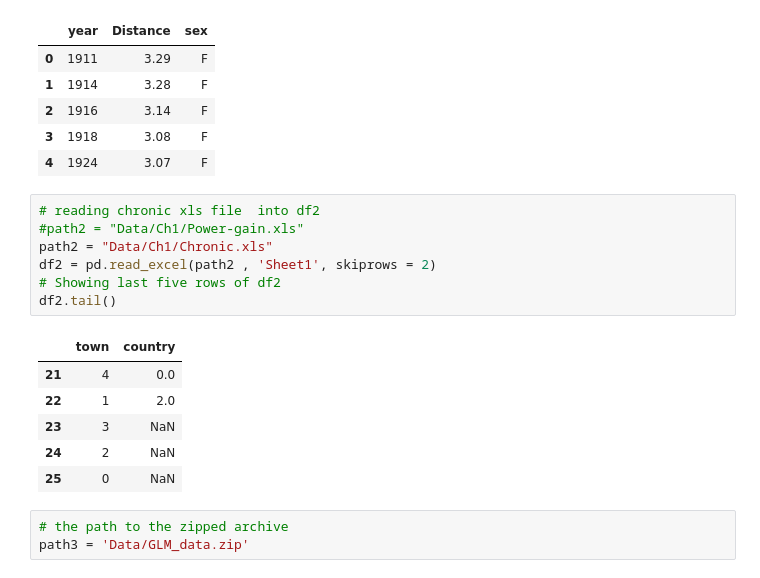
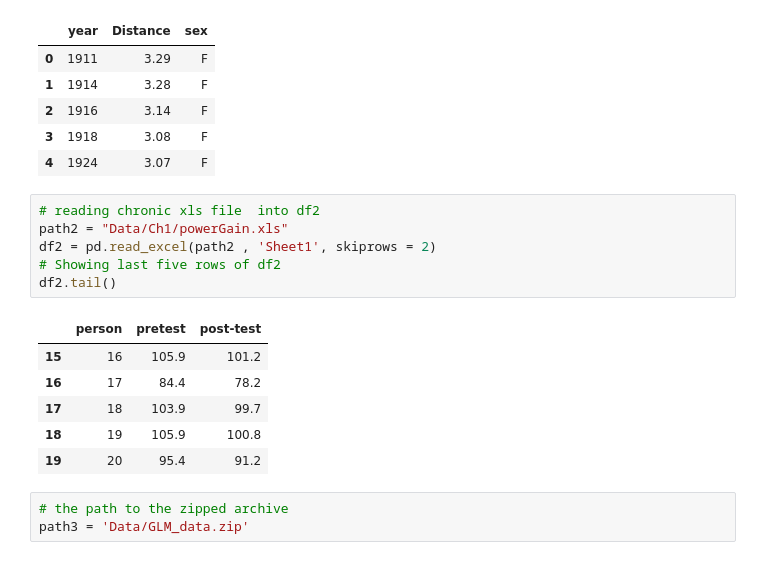
Before and after one commit to CIs-711/Cis711, a Jupyter notebook: Ass 3.ipynb, the cells around one changed output. Cells and saved outputs as stored; diff of their text form.

Commit message:
Update matlab data

```diff
--- a/Ass 3.ipynb
+++ b/Ass 3.ipynb
@@ -19,18 +19,17 @@ df1.head()
 | 4 | 1924 | 3.07 | F |
 # %%
 # reading chronic xls file  into df2
-#path2 = "Data/Ch1/Power-gain.xls"
-path2 = "Data/Ch1/Chronic.xls"
+path2 = "Data/Ch1/powerGain.xls"
 df2 = pd.read_excel(path2 , 'Sheet1', skiprows = 2)
 # Showing last five rows of df2
 df2.tail()
 # %% [output]
-|  | town | country |
-| 21 | 4 | 0.0 |
-| 22 | 1 | 2.0 |
-| 23 | 3 | NaN |
-| 24 | 2 | NaN |
-| 25 | 0 | NaN |
+|  | person | pretest | post-test |
+| 15 | 16 | 105.9 | 101.2 |
+| 16 | 17 | 84.4 | 78.2 |
+| 17 | 18 | 103.9 | 99.7 |
+| 18 | 19 | 105.9 | 100.8 |
+| 19 | 20 | 95.4 | 91.2 |
 # %%
 # the path to the zipped archive
 path3 = 'Data/GLM_data.zip'
```
Also changed, not shown: parts of 3 cells of this notebook, 1 other file.
